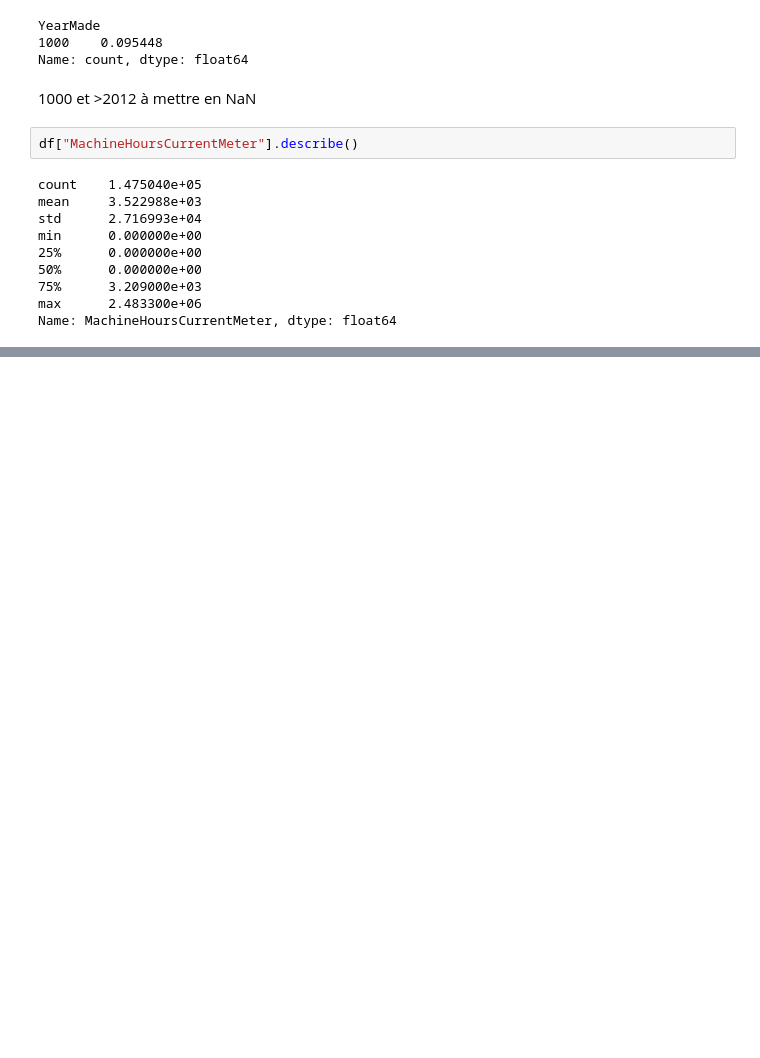
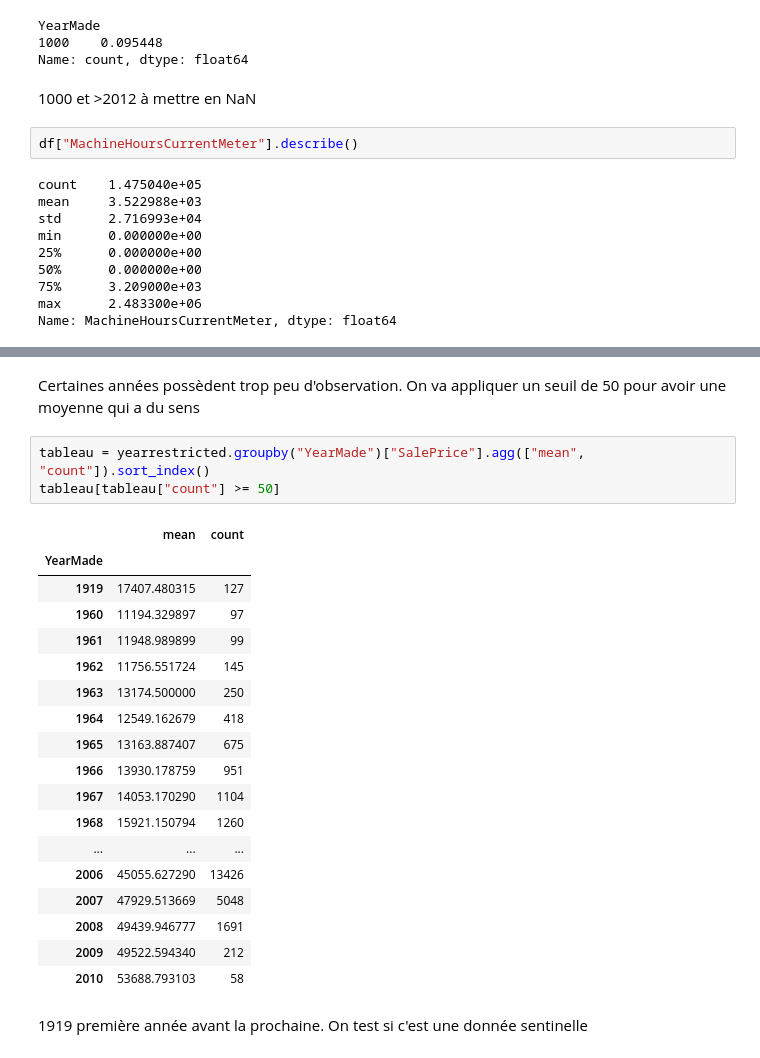
Before and after one commit to AbramLakhvinder/asset-valuation-project, a Jupyter notebook: notebooks/01_data_audit.ipynb, the cells around one changed output, grey strips where cells are left out. Cells and saved outputs as stored; diff of their text form; blank space fills up the shorter version.

```diff
--- a/notebooks/01_data_audit.ipynb
+++ b/notebooks/01_data_audit.ipynb
@@ -227,0 +278,26 @@ Statut : la conversion datetime est faite, pas l'extraction
+# %% [markdown]
+Certaines années possèdent trop peu d'observation. On va appliquer un seuil de 50 pour avoir une moyenne qui a du sens
+# %%
+tableau = yearrestricted.groupby("YearMade")["SalePrice"].agg(["mean", "count"]).sort_index()
+tableau[tableau["count"] >= 50]
+# %% [output]
+|  | mean | count |
+| YearMade |  |  |
+| 1919 | 17407.480315 | 127 |
+| 1960 | 11194.329897 | 97 |
+| 1961 | 11948.989899 | 99 |
+| 1962 | 11756.551724 | 145 |
+| 1963 | 13174.500000 | 250 |
+| 1964 | 12549.162679 | 418 |
+| 1965 | 13163.887407 | 675 |
+| 1966 | 13930.178759 | 951 |
+| 1967 | 14053.170290 | 1104 |
+| 1968 | 15921.150794 | 1260 |
+| ... | ... | ... |
+| 2006 | 45055.627290 | 13426 |
+| 2007 | 47929.513669 | 5048 |
+| 2008 | 49439.946777 | 1691 |
+| 2009 | 49522.594340 | 212 |
+| 2010 | 53688.793103 | 58 |
+# %% [markdown]
+1919 première année avant la prochaine. On test si c'est une donnée sentinelle
```
Also changed, not shown: parts of 8 cells of this notebook.
